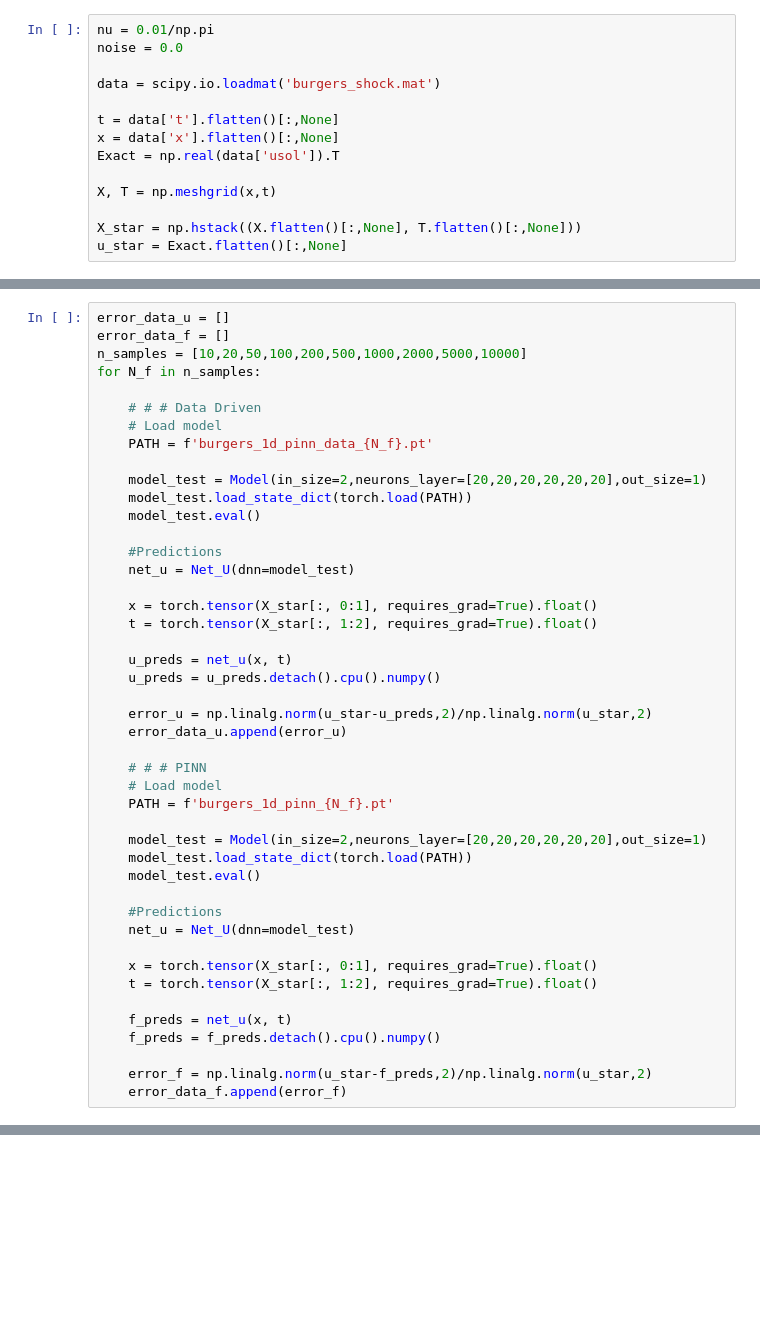
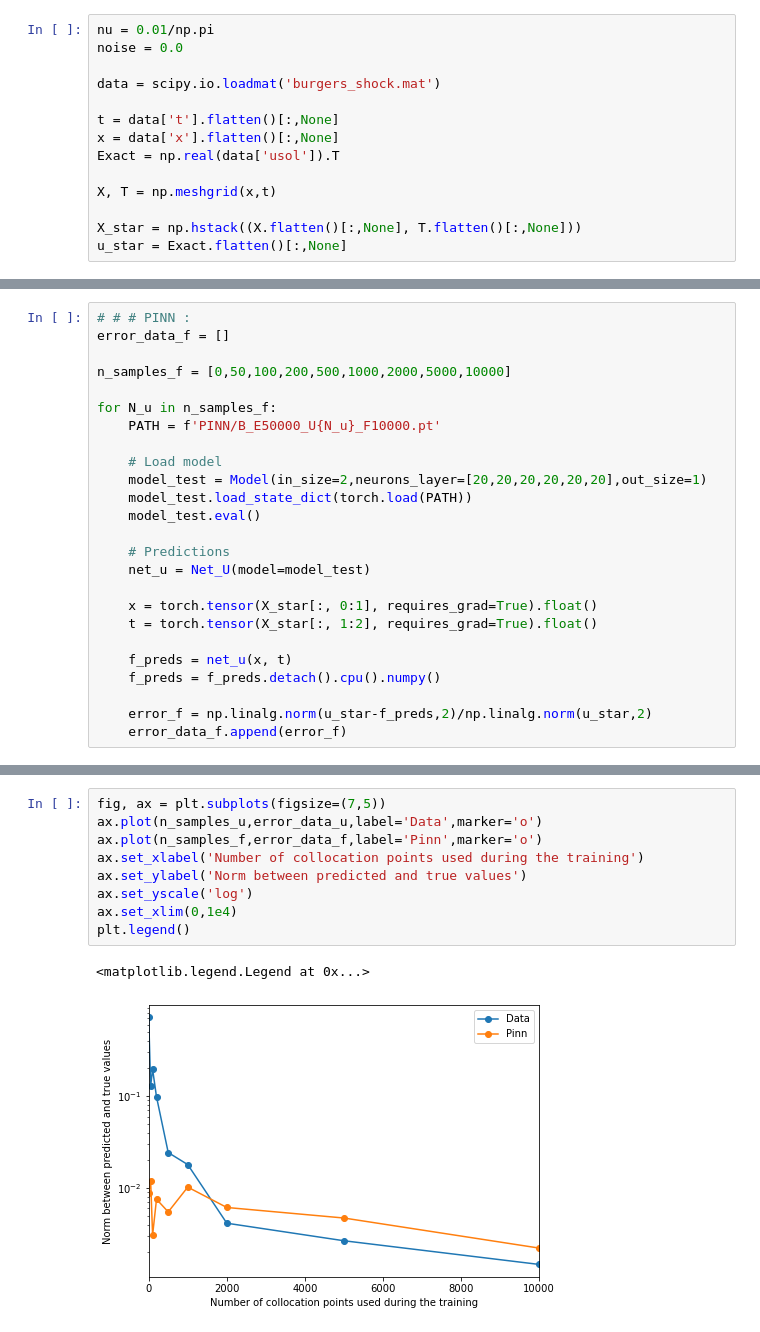
Before and after one commit to nfholsen/PDM_PINN, a Jupyter notebook: SciANN/MLP_Burgers_1D/Data_PINN_Comparison.ipynb, the cells around one changed output, grey strips where cells are left out. Cells and saved outputs as stored; diff of their text form; blank space fills up the shorter version.

Commit message:
MLP Burgers 1D updated

```diff
--- a/SciANN/MLP_Burgers_1D/Data_PINN_Comparison.ipynb
+++ b/SciANN/MLP_Burgers_1D/Data_PINN_Comparison.ipynb
@@ -37,39 +54,19 @@ u_star = Exact.flatten()[:,None]
 # %%
-error_data_u = []
+# # # PINN :
 error_data_f = []
-n_samples = [10,20,50,100,200,500,1000,2000,5000,10000]
-for N_f in n_samples:
 
-    # # # Data Driven
+n_samples_f = [0,50,100,200,500,1000,2000,5000,10000]
+
+for N_u in n_samples_f:
+    PATH = f'PINN/B_E50000_U{N_u}_F10000.pt'
+
     # Load model
-    PATH = f'burgers_1d_pinn_data_{N_f}.pt'
-
     model_test = Model(in_size=2,neurons_layer=[20,20,20,20,20,20],out_size=1)
     model_test.load_state_dict(torch.load(PATH))
     model_test.eval()
 
-    #Predictions
-    net_u = Net_U(dnn=model_test)
-
-    x = torch.tensor(X_star[:, 0:1], requires_grad=True).float()
-    t = torch.tensor(X_star[:, 1:2], requires_grad=True).float()
-
-    u_preds = net_u(x, t)
-    u_preds = u_preds.detach().cpu().numpy()
-
-    error_u = np.linalg.norm(u_star-u_preds,2)/np.linalg.norm(u_star,2)
-    error_data_u.append(error_u)
-
-    # # # PINN
-    # Load model
-    PATH = f'burgers_1d_pinn_{N_f}.pt'
-
-    model_test = Model(in_size=2,neurons_layer=[20,20,20,20,20,20],out_size=1)
-    model_test.load_state_dict(torch.load(PATH))
-    model_test.eval()
-
-    #Predictions
-    net_u = Net_U(dnn=model_test)
+    # Predictions
+    net_u = Net_U(model=model_test)
 
     x = torch.tensor(X_star[:, 0:1], requires_grad=True).float()
     t = torch.tensor(X_star[:, 1:2], requires_grad=True).float()
@@ -87,0 +103,12 @@ plt.loglog(n_samples,error_data_f)
+# %%
+fig, ax = plt.subplots(figsize=(7,5))
+ax.plot(n_samples_u,error_data_u,label='Data',marker='o')
+ax.plot(n_samples_f,error_data_f,label='Pinn',marker='o')
+ax.set_xlabel('Number of collocation points used during the training')
+ax.set_ylabel('Norm between predicted and true values')
+ax.set_yscale('log')
+ax.set_xlim(0,1e4)
+plt.legend()
+# %% [output]
+<matplotlib.legend.Legend at 0x...>
+[figure, added]
```
Also changed, not shown: parts of 6 cells of this notebook, 21 other files.
